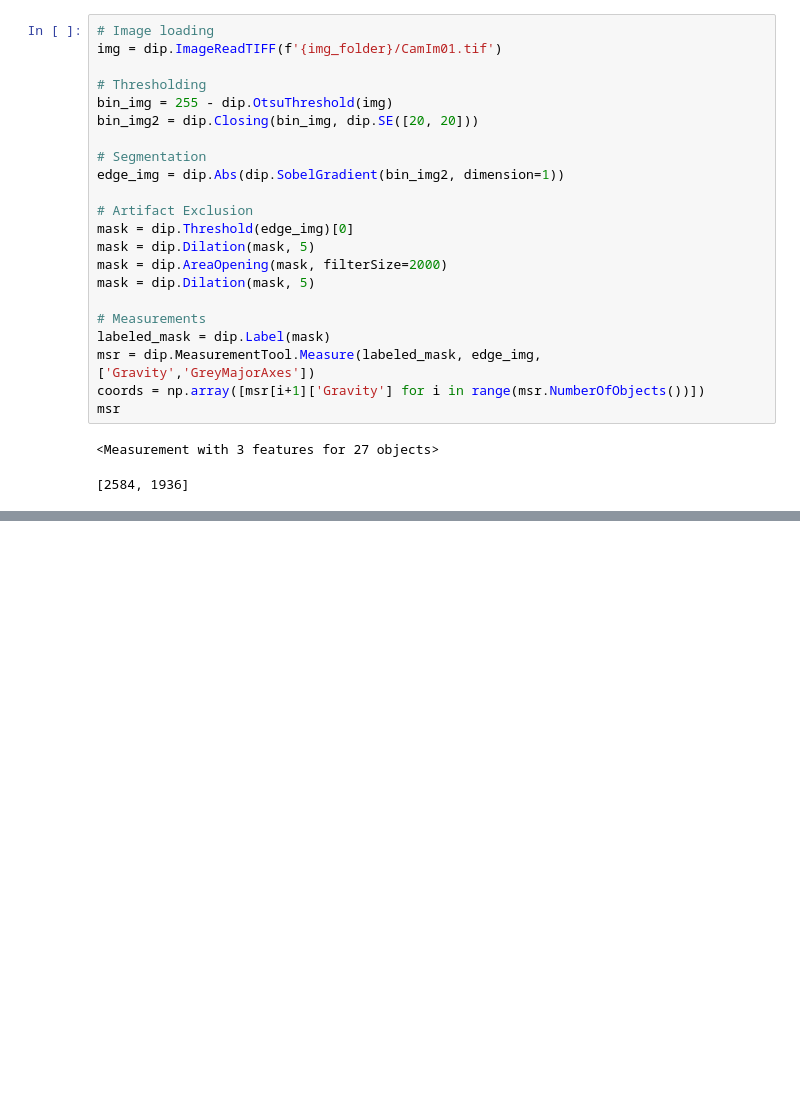
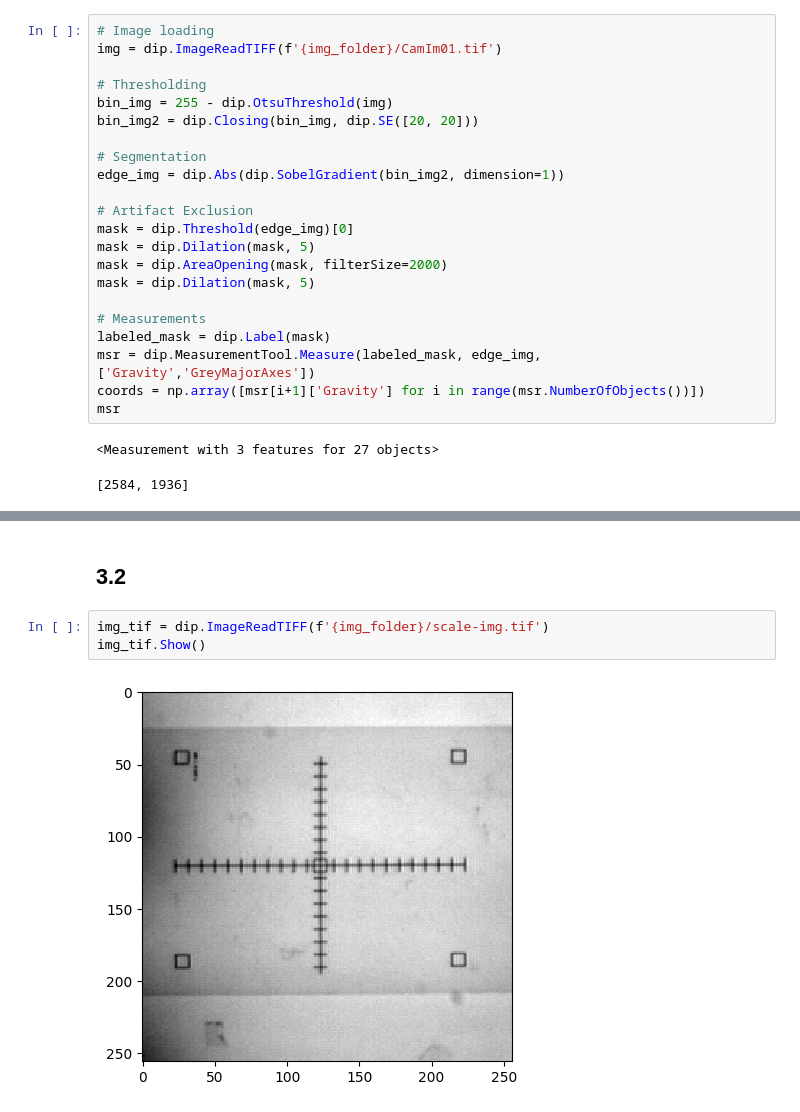
Before and after one commit to bramvaneerden/IA_Assignments, a Jupyter notebook: A3/explore.ipynb, the cells around one changed output, grey strips where cells are left out. Saved outputs shown, nothing was run; the diff lists cells and outputs as text; blank space fills up the shorter version.

```diff
--- a/A3/explore.ipynb
+++ b/A3/explore.ipynb
@@ -81,0 +92,7 @@ Distances: 19.83 ± 0.05
+# %% [markdown]
+## 3.2
+# %%
+img_tif = dip.ImageReadTIFF(f'{img_folder}/scale-img.tif')
+img_tif.Show()
+# %% [output]
+[figure, added]
```
Also changed, not shown: parts of 6 cells of this notebook.
